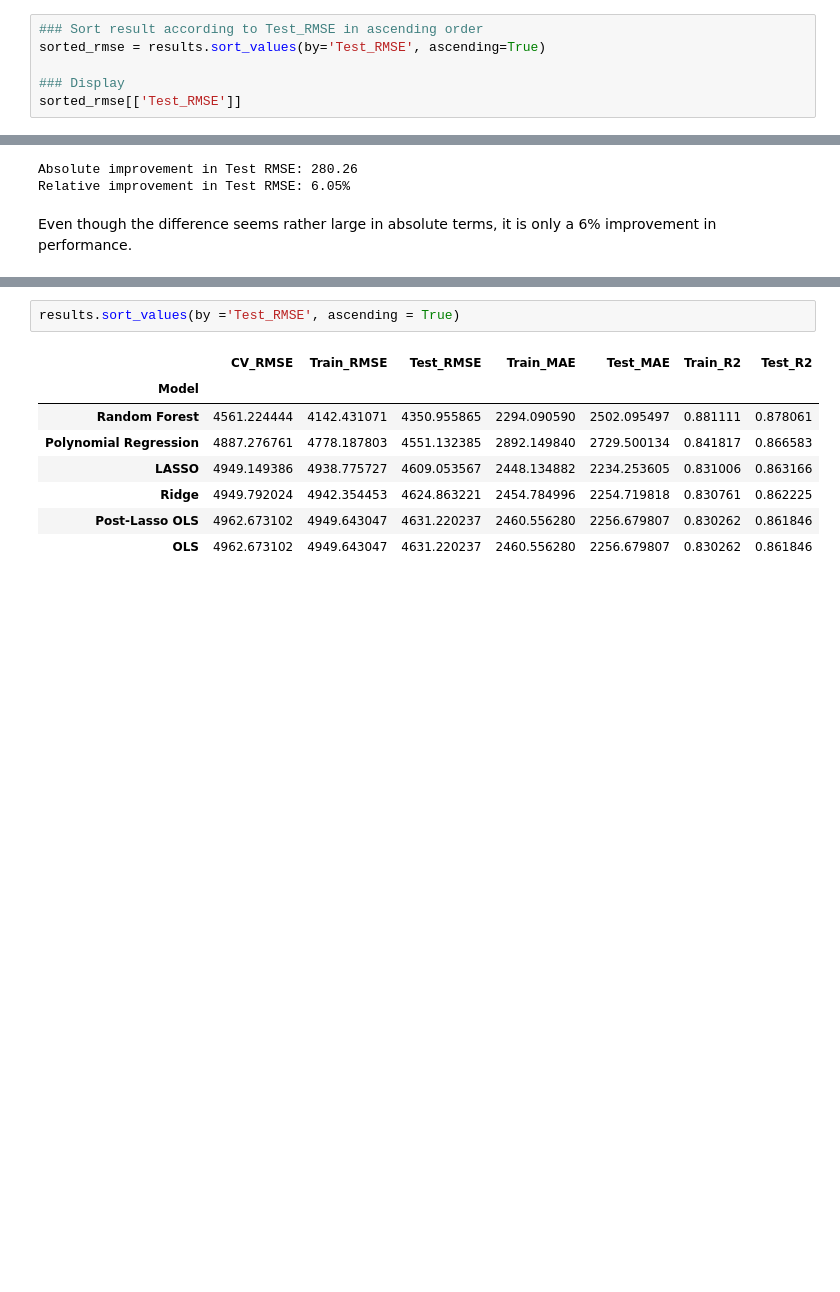
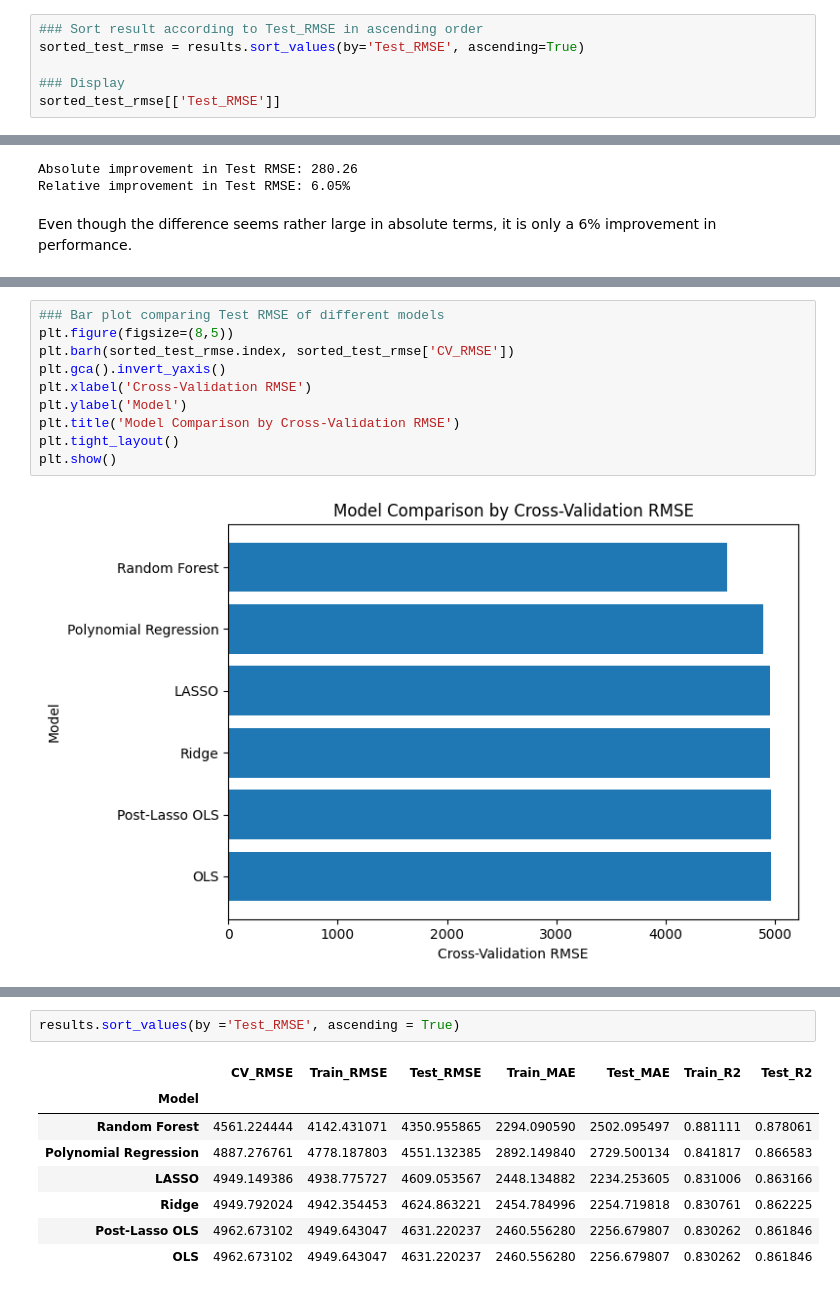
Before and after one commit to NikifBi/Medical_Costs_Regression_Analysis, a Jupyter notebook: Medical Costs.ipynb, the cells around one changed output, grey strips where cells are left out. Drawn from its saved outputs; the diff is of its cells as text; blank space fills up the shorter version.

Commit message:
Analysis of CV_RMSE

```diff
--- a/Medical Costs.ipynb
+++ b/Medical Costs.ipynb
@@ -1664,10 +1664,10 @@ To achieve this, the models are evaluated using the performance metrics introduc
 We firstly rank the models by their predictive performance, that is the Root Mean Squared Error on the test set, which is unseen data for the trained model.
 # %%
 ### Sort result according to Test_RMSE in ascending order
-sorted_rmse = results.sort_values(by='Test_RMSE', ascending=True)
+sorted_test_rmse = results.sort_values(by='Test_RMSE', ascending=True)
 
 ### Display
-sorted_rmse[['Test_RMSE']]
+sorted_test_rmse[['Test_RMSE']]
 # %% [output]
 |  | Test_RMSE |
 | Model |  |
@@ -1724,0 +1729,12 @@ results.sort_values(by ='CV_RMSE', ascending = True)
+# %%
+### Bar plot comparing Test RMSE of different models
+plt.figure(figsize=(8,5))
+plt.barh(sorted_test_rmse.index, sorted_test_rmse['CV_RMSE'])
+plt.gca().invert_yaxis()
+plt.xlabel('Cross-Validation RMSE')
+plt.ylabel('Model')
+plt.title('Model Comparison by Cross-Validation RMSE')
+plt.tight_layout()
+plt.show()
+# %% [output]
+[figure, added]
```
Also changed, not shown: parts of 8 cells of this notebook.
